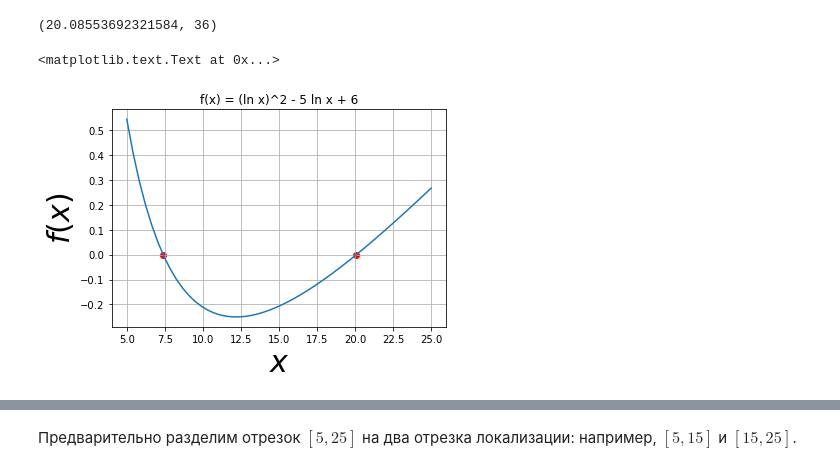
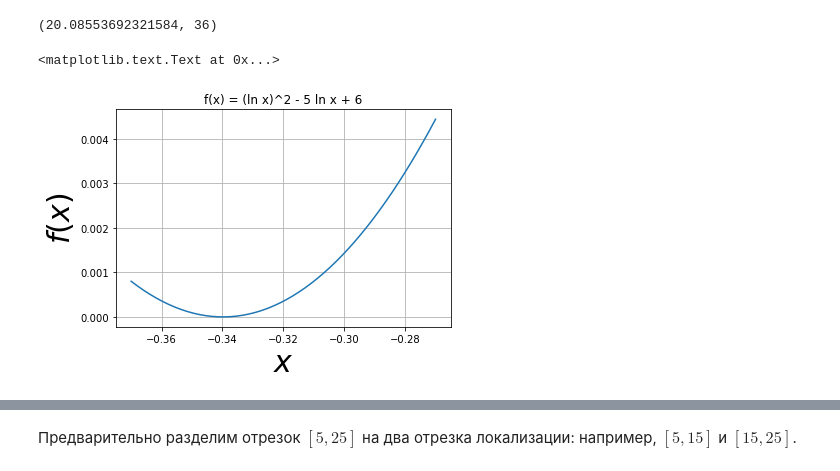
Before and after one commit to agavrilina/Numerical-Methods, a Jupyter notebook: 2.1.7.ipynb, the cells around one changed output, grey strips where cells are left out. Drawn from its saved outputs; the diff is of its cells as text; code cells hidden in the pictures.

```diff
--- a/2.1.7.ipynb
+++ b/2.1.7.ipynb
@@ -102,18 +108,18 @@ x2
 (20.08553692321584, 36)
 # %%
 # изобразим найденные точки на коорд. плоскости
-x = np.linspace(5, 25)
-fx = (np.log(x))**2 - 5*np.log(x)+6
+x = np.linspace(-0.37, -0.27)
+fx = (np.sin(x))**2 + (2/3)*np.sin(x)+(1/9)
 plt.plot(x, fx)
 plt.grid(True)
-plt.scatter(x1[0], 0, c='r')
-plt.scatter(x2[0], 0, c='r')
+#plt.scatter(x1[0], 0, c='r')
+#plt.scatter(x2[0], 0, c='r')
 plt.xlabel(r'$x$', fontsize=30)
 plt.ylabel(r'$f(x)$', fontsize=30)
 plt.title('f(x) = (ln x)^2 - 5 ln x + 6')
 # %% [output]
 <matplotlib.text.Text at 0x...>
-[figure, old version]
+[figure, new version]
 # %%
 x3 = bisection(5, 25, eps, g)
 x3
```
Also changed, not shown: parts of 11 cells of this notebook.
